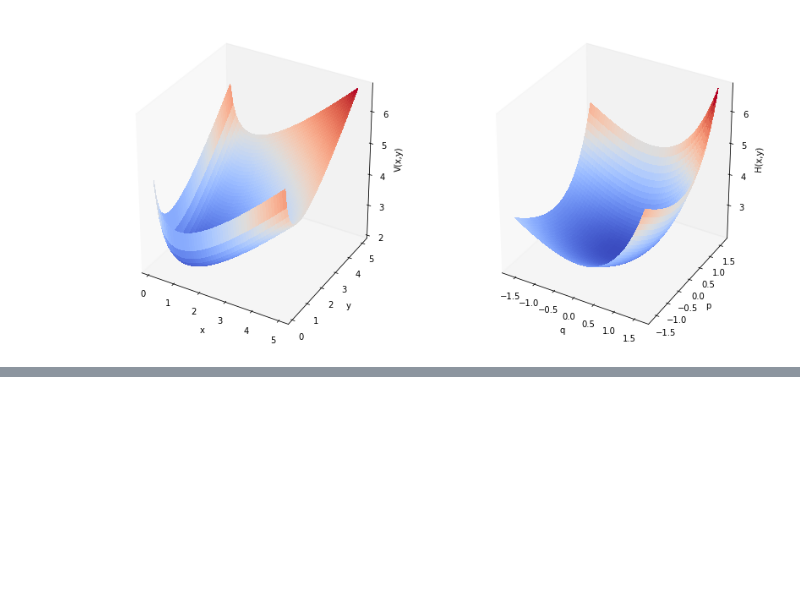
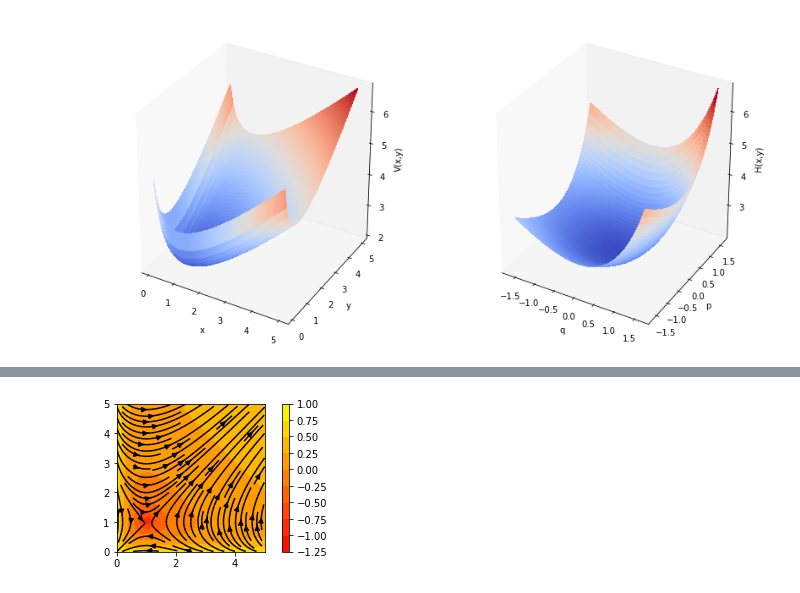
Before and after one commit to massastrello/Lotka-Volterra-Control, a Jupyter notebook: LotkaVolterraControl.ipynb, the cells around one changed output, grey strips where cells are left out. Cells and saved outputs as stored; diff of their text form; code cells hidden in the pictures; blank space fills up the shorter version.

```diff
--- a/LotkaVolterraControl.ipynb
+++ b/LotkaVolterraControl.ipynb
@@ -307,0 +332,26 @@ plt.colorbar
+# %%
+Np_quiver = 20
+lim = 5
+x = np.linspace(0.01, lim, Np_quiver)
+X, Y = np.meshgrid(x,x)
+
+Q, P = np.zeros((Np_quiver,Np_quiver)), np.zeros((Np_quiver,Np_quiver))
+
+for i in range(Np_quiver):
+    for j in range(Np_quiver):
+        Q[i,j], P[i,j] = np.log(Y[i,j]), np.log(X[i,j])
+
+Fmag = np.sqrt(Q**2 + P**2)
+dir_x = Q/Fmag
+dir_y = P/Fmag
+
+plt.figure(figsize=(8, 6))
+plt.subplot(224)
+plt.contourf(X, Y, np.log10(Fmag), cmap="autumn")
+plt.colorbar()
+plt.streamplot(X, Y, Q/Fmag, P/Fmag, color="black")
+plt.axis("image")
+plt.xlim([0,5]);
+plt.ylim([0,5]);
+# %% [output]
+[figure, added]
```
Also changed, not shown: parts of 13 cells of this notebook.
